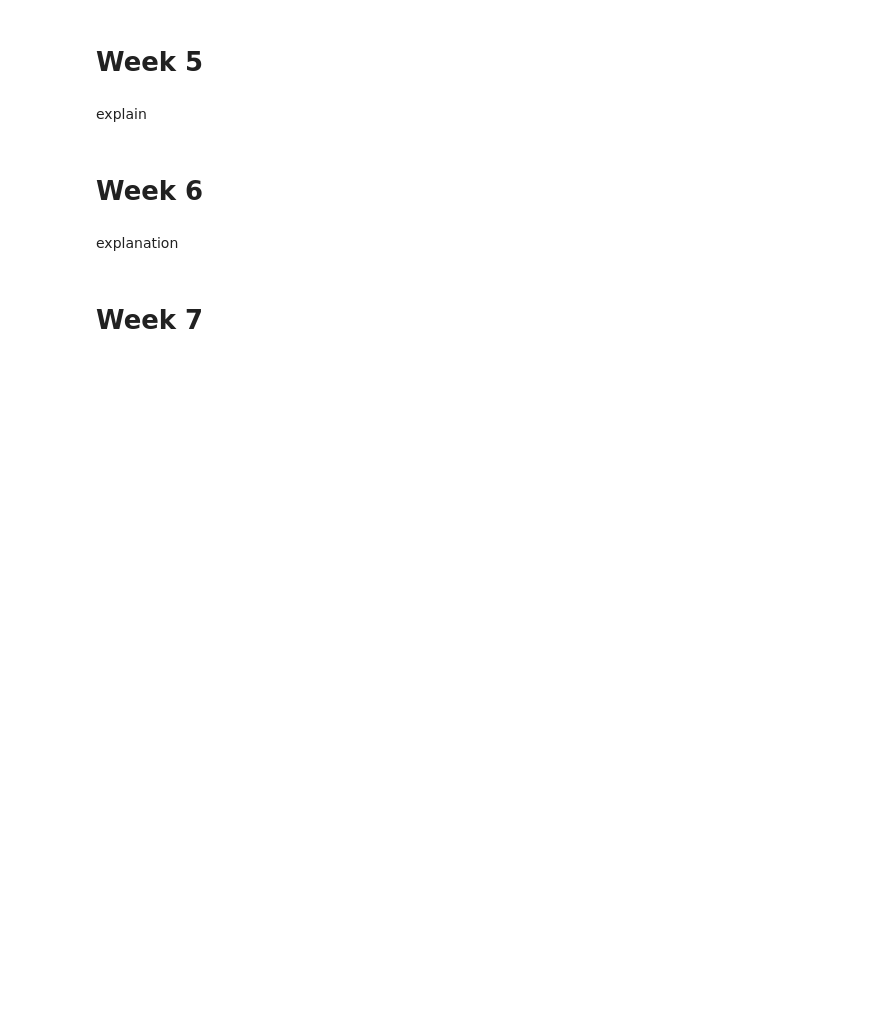
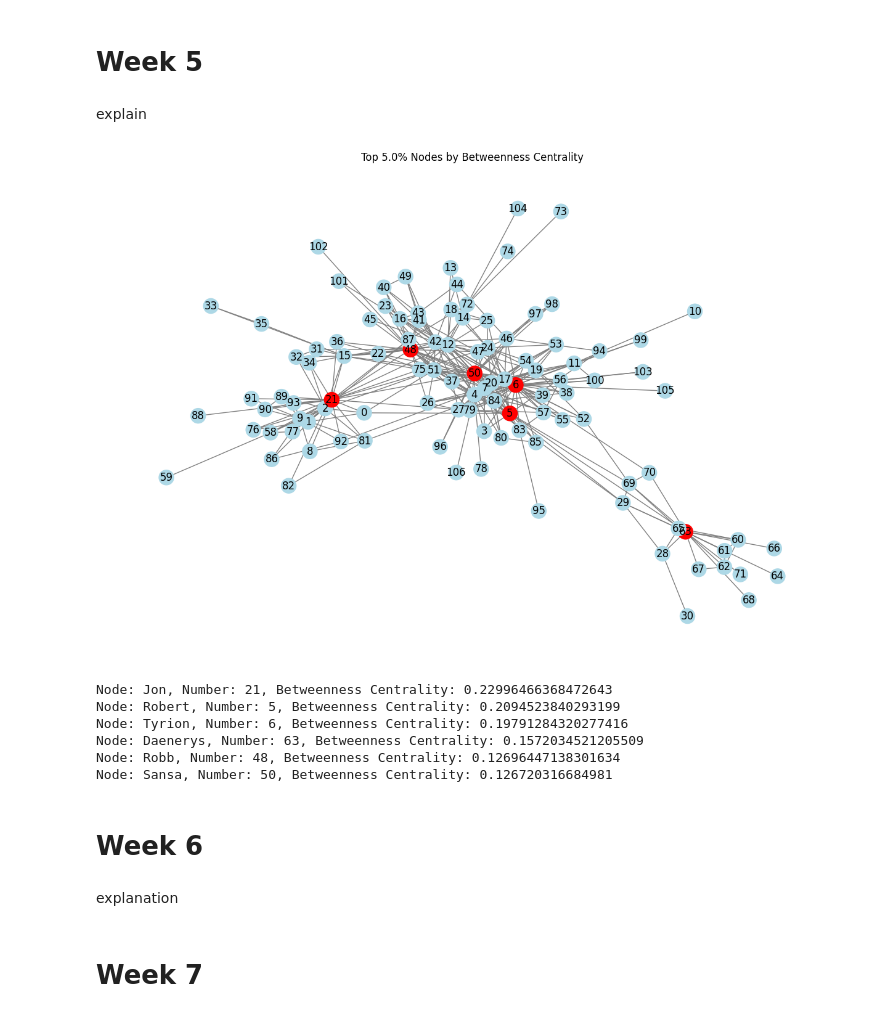
Before and after one commit to GiacomoMazz/Social_Network_Analysis_GOT, a Jupyter notebook: main.ipynb, the cells around one changed output. Saved outputs shown, nothing was run; the diff lists cells and outputs as text; code cells hidden in the pictures; blank space fills up the shorter version.

Commit message:
added betweenness centrality and git ignore

```diff
--- a/main.ipynb
+++ b/main.ipynb
@@ -293,6 +295,83 @@ average clustering of neighbors smooths out extreme values for nodes.
 explain
 # %%
 # week 5
+import networkx
+
+def detect_betweenness_centrality(graph, top_percent=5.0):
+
+    G = graph
+    nodes = G.nodes()
+
+    if len(nodes) < 3:
+        raise ValueError("Graph must have at least 3 nodes to compute betweenness centrality.") # Not enough nodes to compute betweenness centrality
+
+    seen_pairs = set()
+    betweenness = {node: 0.0 for node in G.nodes()}
+    num_nodes = G.number_of_nodes()
+    scale = 2.0 / ((num_nodes - 1) * (num_nodes - 2))
+
+    for n in nodes:
+
+        connected_component = networkx.node_connected_component(G, n)
+        target = connected_component - {n}
+
+        for c in target:
+            pair = frozenset((n, c))   # undirected pair used because needed a immutable varible for dict key
+            if pair in seen_pairs:
+                continue
+            seen_pairs.add(pair)
+
+            shortest_paths = list(networkx.all_shortest_paths(G, source=n, target=c))
+            sigma_st = len(shortest_paths) #total number of shortest paths between n and c
+
+            for path in shortest_paths:
+                for v in path[1:-1]:   # exclude endpoints n and c
+                    betweenness[v] += (1.0 / sigma_st) * scale
+
+    # betweenness: {node: score}
+    items = sorted(betweenness.items(), key=lambda x: x[1], reverse=True)
+
+    percent = top_percent  # top percent
+    k = max(1, math.ceil(len(items) * (percent / 100.0)))
+
+    top_nodes = dict(items[:k])
+    return top_nodes
+
+def plot_top_betweenness(graph, top_percent=5.0):
+    top_nodes = detect_betweenness_centrality(graph, top_percent)
+    G = graph.copy()
+
+    node_colors = []
+    for node in G.nodes():
+        if node in top_nodes:
+            node_colors.append('red')  # Highlight top nodes in red
+        else:
+            node_colors.append('lightblue')  # Other nodes in light blue
+
+    pos = nx.spring_layout(G, seed=67)
+    plt.figure(figsize=(12, 8))
+    nx.draw(G, pos, with_labels=True, node_color=node_colors, node_size=300, edge_color='gray')
+    plt.title(f'Top {top_percent}% Nodes by Betweenness Centrality')
+    plt.show()
+
+
+plot_top_betweenness(G, top_percent=5.0)
+# Build once
+id_to_name = dict(zip(nodes["index"].astype(int), nodes["name"]))
+
+betweenness = detect_betweenness_centrality(G, top_percent=5.0)
+
+for node_id, score in betweenness.items():
+    name = id_to_name.get(int(node_id), "Unknown")
+    print(f"Node: {name}, Number: {node_id}, Betweenness Centrality: {score}")
+# %% [output]
+[figure, added]
+Node: Jon, Number: 21, Betweenness Centrality: 0.22996466368472643
+Node: Robert, Number: 5, Betweenness Centrality: 0.2094523840293199
+Node: Tyrion, Number: 6, Betweenness Centrality: 0.19791284320277416
+Node: Daenerys, Number: 63, Betweenness Centrality: 0.1572034521205509
+Node: Robb, Number: 48, Betweenness Centrality: 0.12696447138301634
+Node: Sansa, Number: 50, Betweenness Centrality: 0.126720316684981
 # %% [markdown]
 # Week 6
 # %% [markdown]
```
Also changed, not shown: parts of 5 cells of this notebook, 1 other file.
